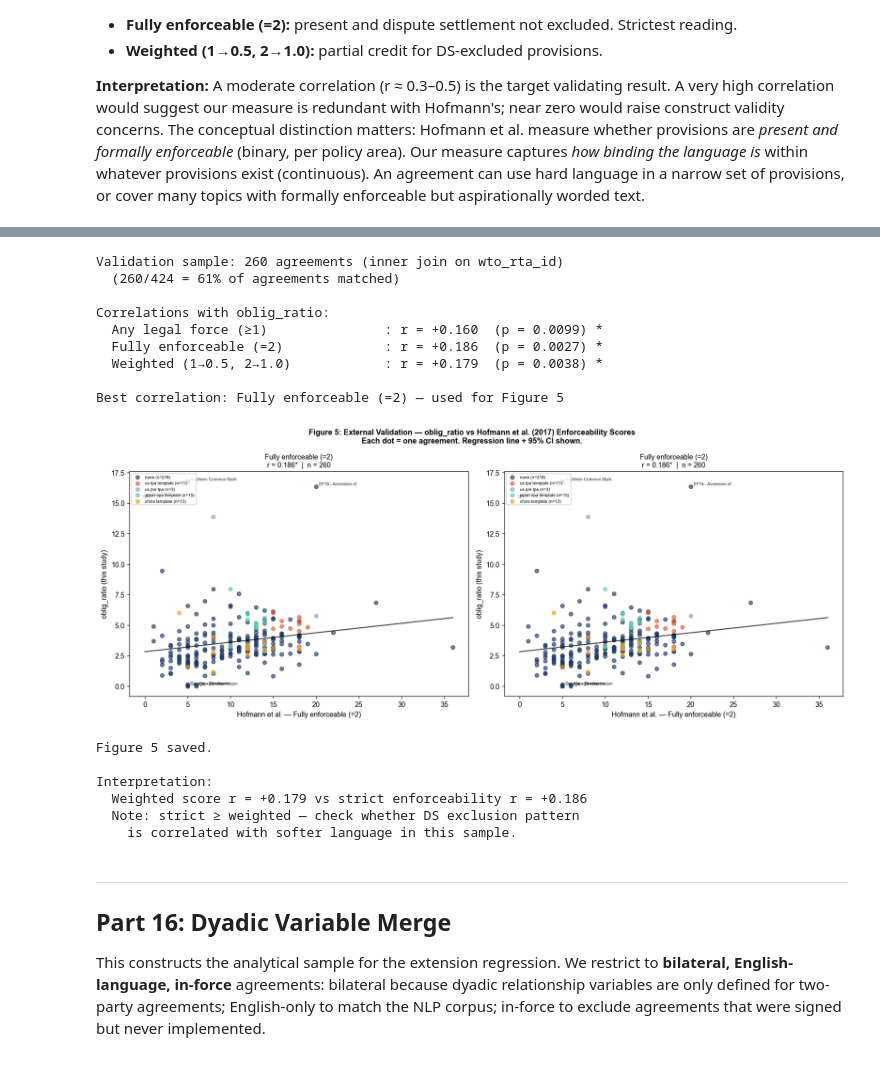
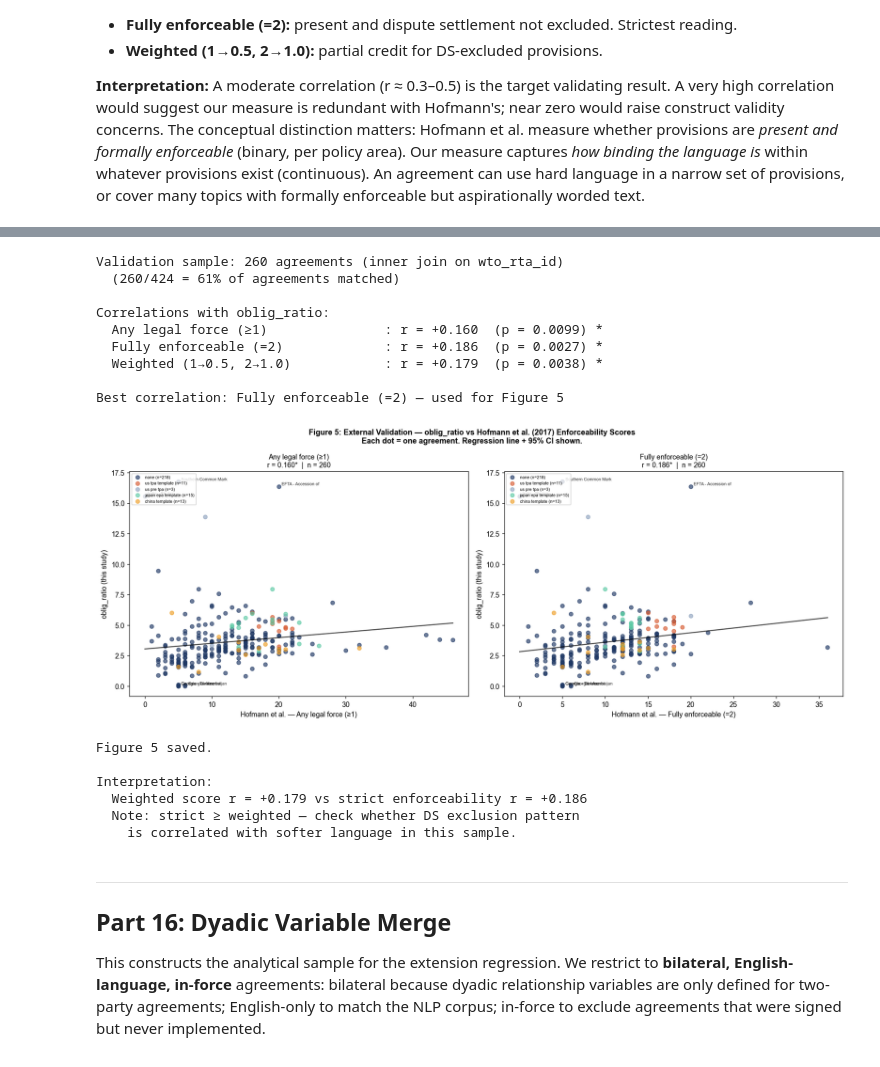
Before and after one commit to jillianhunter013/NLP_Final, a Jupyter notebook: nb_final.ipynb, the cells around one changed output, grey strips where cells are left out. Saved outputs shown, nothing was run; the diff lists cells and outputs as text; code cells hidden in the pictures.

```diff
--- a/nb_final.ipynb
+++ b/nb_final.ipynb
@@ -1396,6 +1397,7 @@ ax.set_ylabel('Obligation ratio (hard / soft_total + 1)')
 ax.set_title('Obligation hardness by template type')
 ax.legend(fontsize=7, loc='upper left')
 ax.axhline(df_time['oblig_ratio'].median(), color='grey', linestyle=':', linewidth=1)
+ax.set_ylim(0, df_time['oblig_ratio'].quantile(0.99))
 
 plt.tight_layout()
 plt.savefig(os.path.join(OUTPUT_DIR, 'fig4_hardness_over_time.png'), bbox_inches='tight')
@@ -1561,7 +1563,7 @@ if df_hofmann is not None:
     }
 
     for ax, (col, label) in zip(axes, [
-        (best_col,    best_label),
+        ('enf_present',    'Any legal force (≥1)'),
         ('enf_strict', 'Fully enforceable (=2)'),
     ]):
         r, p = correlations[col]
@@ -1601,34 +1603,34 @@ if df_hofmann is not None:
         ax.legend(fontsize=6, loc='upper left')
 
     plt.tight_layout()
     plt.savefig(os.path.join(OUTPUT_DIR, 'fig5_hofmann_validation.png'), bbox_inches='tight')
     plt.show()
     print("Figure 5 saved.")
 
     # ── Interpretation note ───────────────────────────────────────────────────
     print("\nInterpretation:")
     print(f"  Weighted score r = {correlations['enf_weighted'][0]:+.3f} vs "
           f"strict enforceability r = {correlations['enf_strict'][0]:+.3f}")
     if abs(correlations['enf_weighted'][0]) > abs(correlations['enf_strict'][0]):
         print("  ✓ Weighted > strict: oblig_ratio captures language hardness at provision")
         print("    level, not just formal DS architecture — consistent with theoretical framing.")
     else:
         print("  Note: strict ≥ weighted — check whether DS exclusion pattern")
         print("    is correlated with softer language in this sample.")
 
 else:
     print("Skipping Figure 5 — Hofmann data not loaded.")
 # %% [output]
 Validation sample: 260 agreements (inner join on wto_rta_id)
   (260/424 = 61% of agreements matched)
 
 Correlations with oblig_ratio:
   Any legal force (≥1)               : r = +0.160  (p = 0.0099) *
   Fully enforceable (=2)             : r = +0.186  (p = 0.0027) *
   Weighted (1→0.5, 2→1.0)            : r = +0.179  (p = 0.0038) *
 
 Best correlation: Fully enforceable (=2) — used for Figure 5
-[figure, old version]
+[figure, new version]
 Figure 5 saved.
 
 Interpretation:
```
Also changed, not shown: parts of 3 cells of this notebook.
